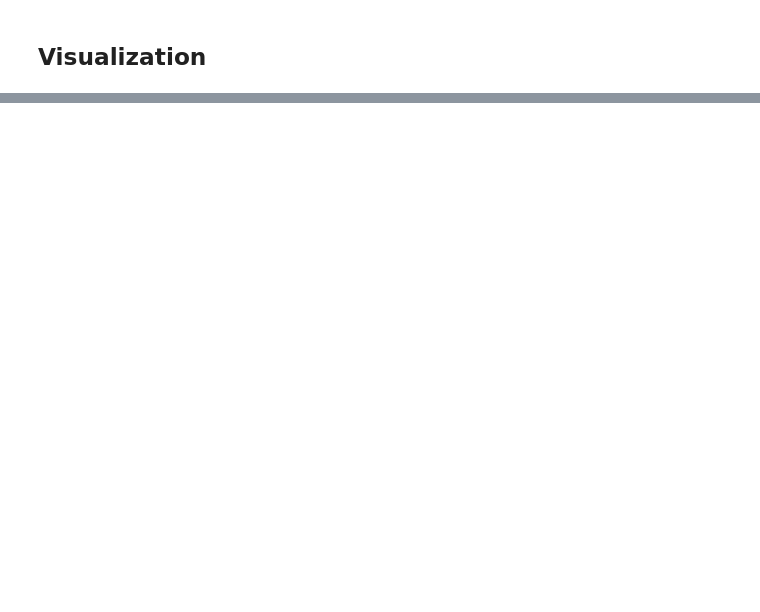
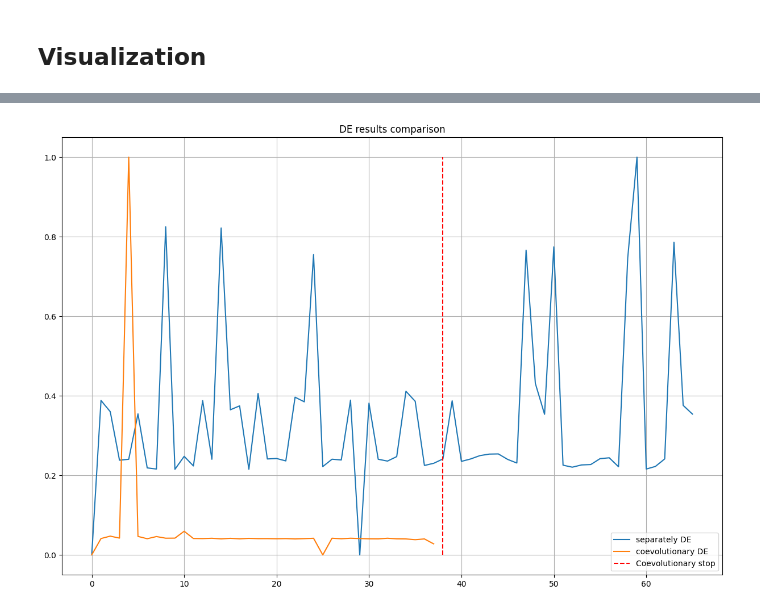
Before and after one commit to suboty/ret, a Jupyter notebook: research/coevolutionary_algorithm.ipynb, the cells around one changed output, grey strips where cells are left out. Saved outputs shown, nothing was run; the diff lists cells and outputs as text; code cells hidden in the pictures; blank space fills up the shorter version.

```diff
--- a/research/coevolutionary_algorithm.ipynb
+++ b/research/coevolutionary_algorithm.ipynb
@@ -184,7 +190,8 @@ class CoevolutionaryManager:
                     self.current_winner = algorithm_name
                 self.scores_history[algorithm_name].append(solution)
         if self.algorithm_dict[algorithm_name]['population_number'] > 1:
-            print(f'\t#{algorithm_name}# get best metric: <{solution}>')
+            if VERBOSE:
+                print(f'\t#{algorithm_name}# get best metric: <{solution}>')
             self.algorithm_dict[algorithm_name]['history'].append(solution)
             self.algorithm_dict[algorithm_name]['individuals'] = []
 
@@ -200,15 +207,17 @@ class CoevolutionaryManager:
     def get_resource(self):
         if self.shared_resources:
             self.shared_resources -= 1
-            if self.shared_resources % 1000 == 0:
-                print(f'--- Remaining resource: {self.shared_resources}')
+            if VERBOSE:
+                if self.shared_resources % 1000 == 0:
+                    print(f'--- Remaining resource: {self.shared_resources}')
             return True
         else:
             return False
 
     def get_population(self, population, algorithm_name):
         if self.current_winner == algorithm_name or self.algorithm_dict[algorithm_name]['first_run']:
-            print(f'Winner: {algorithm_name}')
+            if VERBOSE:
+                print(f'Winner: {algorithm_name}')
             new_population = []
             for el in population:
                 new_population.append(el)
@@ -220,7 +229,8 @@ class CoevolutionaryManager:
             if current_length < self.social_size:
                 current_length = self.social_size
             self.algorithm_dict[algorithm_name]['population_size'] = current_length
-            print(f'Looser: {algorithm_name} -- {current_length}')
+            if VERBOSE:
+                print(f'Looser: {algorithm_name} -- {current_length}')
             for i, el in enumerate(population):
                 if len(new_population) == current_length:
                     el = self.algorithm_dict[algorithm_name]['validation_func'](el)
@@ -1631,0 +1640,14 @@ plt.show()
+# %%
+plt.title('DE results comparison')
+plt.plot(only_de_history, label='separately DE')
+plt.plot(coev_de_history, label='coevolutionary DE')
+plt.plot(
+    [len(coev_de_history)] * 2, [0, max(only_de_history)],
+    linestyle='dashed', linewidth=1.5, color='red',
+    label='Coevolutionary stop'
+)
+plt.legend(loc="best")
+plt.grid()
+plt.show()
+# %% [output]
+[figure, added]
```
Also changed, not shown: parts of 25 cells of this notebook.
